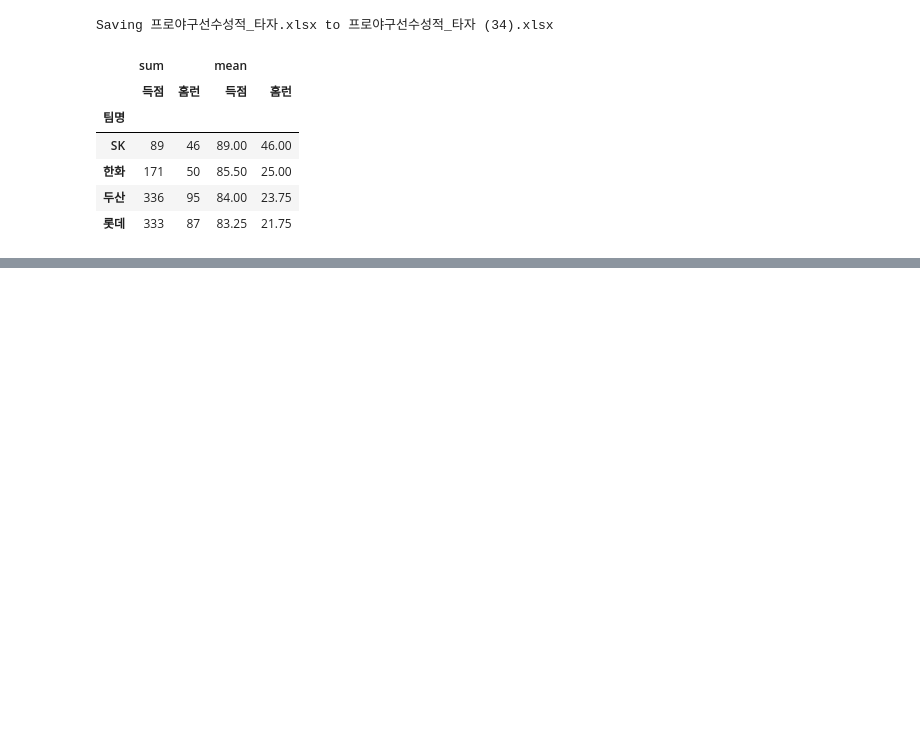
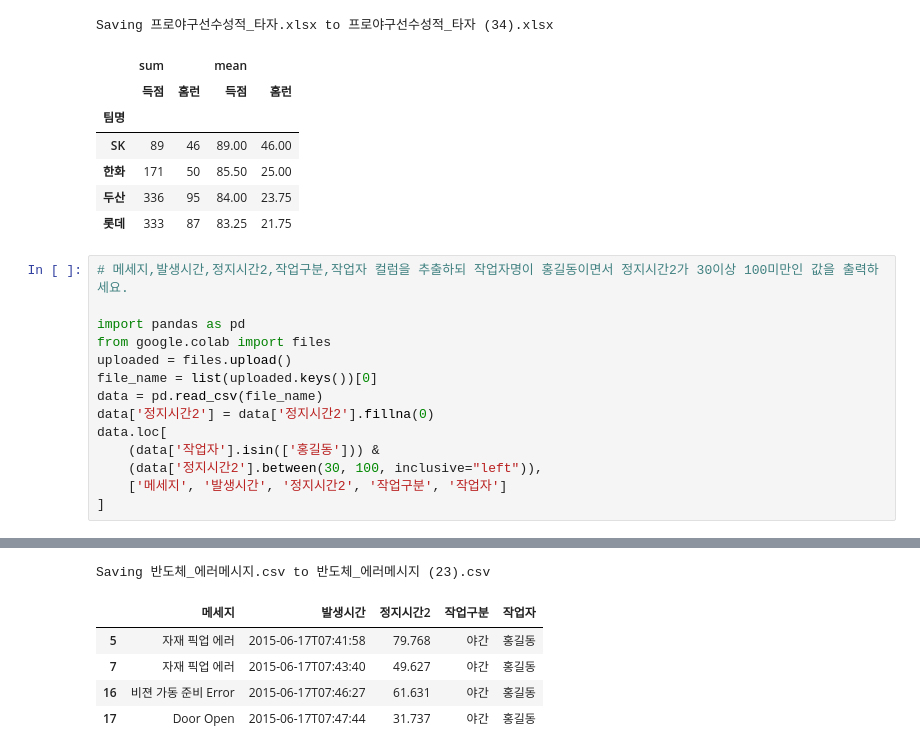
Before and after one commit to sm1118sm/DA, a Jupyter notebook: pandas.ipynb, the cells around one changed output, grey strips where cells are left out. Saved outputs shown, nothing was run; the diff lists cells and outputs as text; blank space fills up the shorter version.

Commit message:
Colab을 통해 생성됨

```diff
--- a/pandas.ipynb
+++ b/pandas.ipynb
@@ -178,3 +178,18 @@ Saving 프로야구선수성적_타자.xlsx to 프로야구선수성적_타자 (
 | 한화 | 171 | 50 | 85.50 | 25.00 |
 | 두산 | 336 | 95 | 84.00 | 23.75 |
 | 롯데 | 333 | 87 | 83.25 | 21.75 |
+# %%
+# 메세지,발생시간,정지시간2,작업구분,작업자 컬럼을 추출하되 작업자명이 홍길동이면서 정지시간2가 30이상 100미만인 값을 출력하세요.
+
+import pandas as pd
+from google.colab import files
+uploaded = files.upload()
+file_name = list(uploaded.keys())[0]
+data = pd.read_csv(file_name)
+data['정지시간2'] = data['정지시간2'].fillna(0)
+data.loc[
+    (data['작업자'].isin(['홍길동'])) &
+    (data['정지시간2'].between(30, 100, inclusive="left")),
+    ['메세지', '발생시간', '정지시간2', '작업구분', '작업자']
+]
+# %% [output]
@@ -180,0 +197,6 @@ Saving 프로야구선수성적_타자.xlsx to 프로야구선수성적_타자 (
+Saving 반도체_에러메시지.csv to 반도체_에러메시지 (23).csv
+|  | 메세지 | 발생시간 | 정지시간2 | 작업구분 | 작업자 |
+| 5 | 자재 픽업 에러 | 2015-06-17T07:41:58 | 79.768 | 야간 | 홍길동 |
+| 7 | 자재 픽업 에러 | 2015-06-17T07:43:40 | 49.627 | 야간 | 홍길동 |
+| 16 | 비젼 가동 준비 Error | 2015-06-17T07:46:27 | 61.631 | 야간 | 홍길동 |
+| 17 | Door Open | 2015-06-17T07:47:44 | 31.737 | 야간 | 홍길동 |
```
Also changed, not shown: parts of 1 cell of this notebook.
